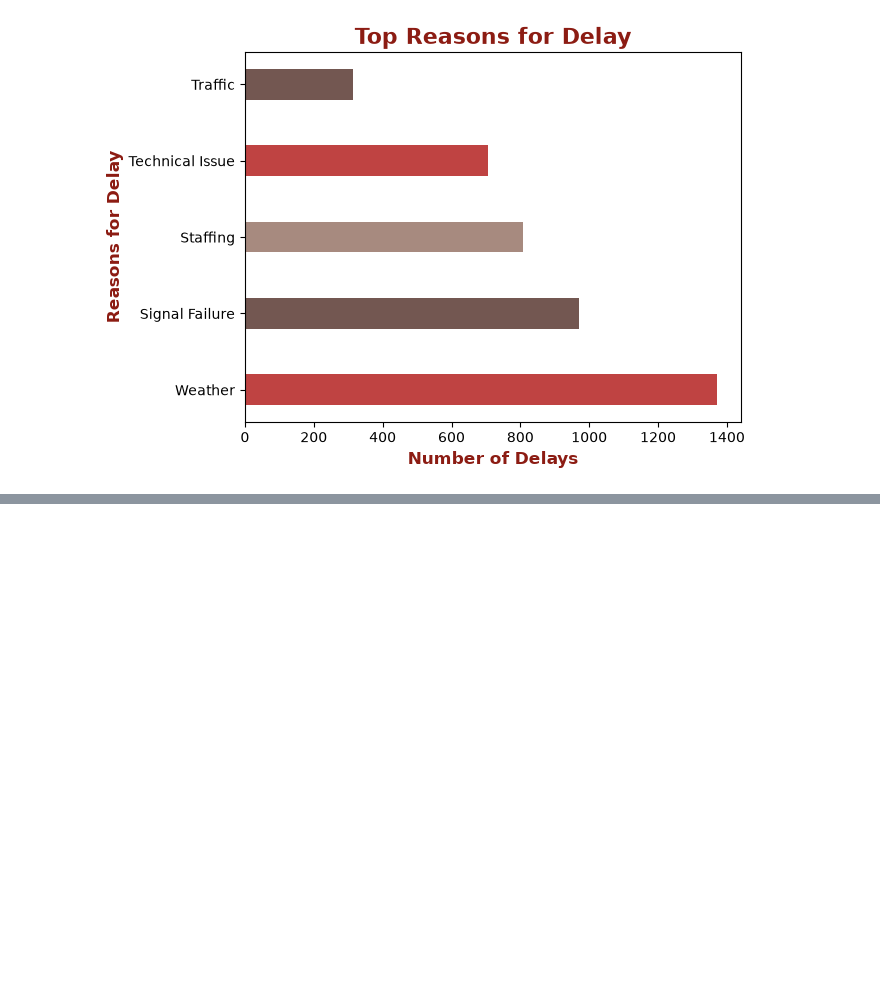
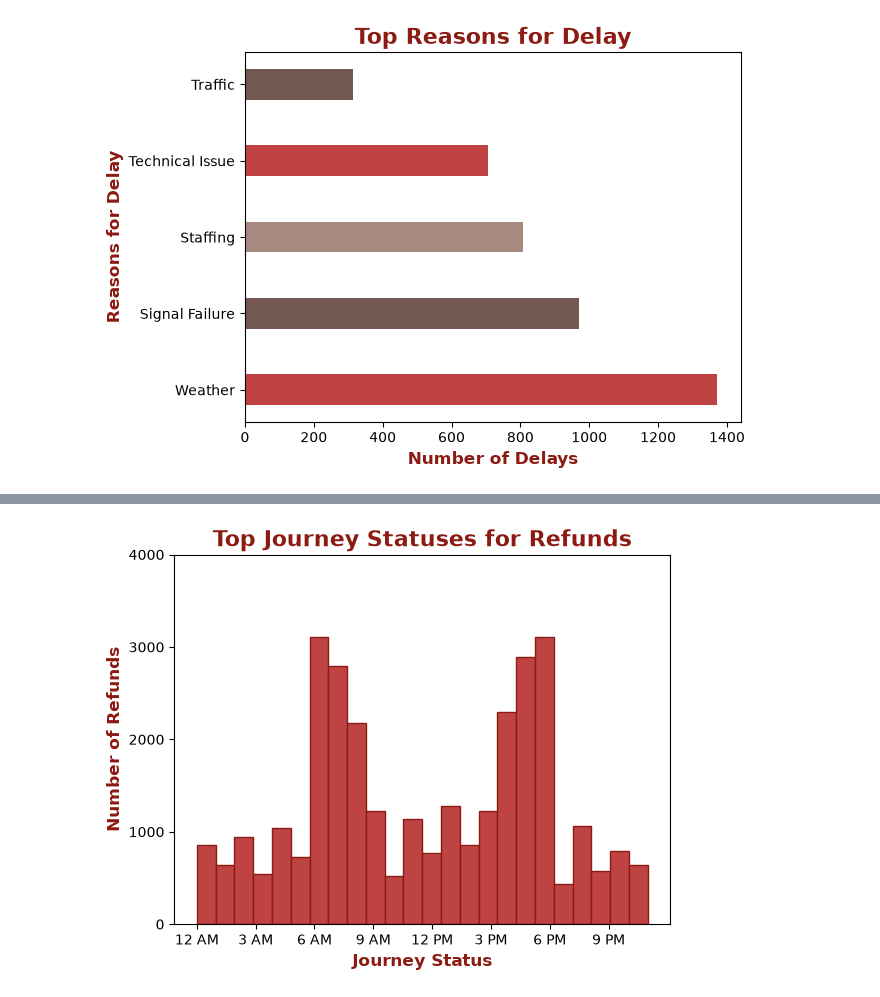
Before and after one commit to uk-train-rides/UK-Train-Rides-project, a Jupyter notebook: notebooks/main.ipynb, the cells around one changed output, grey strips where cells are left out. Cells and saved outputs as stored; diff of their text form; code cells hidden in the pictures; blank space fills up the shorter version.

```diff
--- a/notebooks/main.ipynb
+++ b/notebooks/main.ipynb
@@ -231,6 +217,11 @@ Name: refund_request, Length: 31653, dtype: int64
 # %% [markdown]
 Travel by hour
 # %%
-# df = pd.merge(fact_ticket, dim_journey, on="journey_id", how="left")
-# pd.to_datetime(df["departure_time"], format="%H:%M:%S").dt.hour.value_counts().sort_index().head(3)
+df = pd.merge(fact_ticket, dim_journey, on="journey_id", how="left")
+travel_by_hour = pd.to_datetime(df["departure_time"], format="%H:%M:%S").dt.hour.value_counts().sort_index()
+
+travel_by_hour.index = pd.to_datetime(
+    travel_by_hour.index.astype(str),
+    format="%H"
+).strftime("%I %p").str.lstrip("0")
 # %% [markdown]
@@ -278,0 +276,19 @@ plt.show()
+# %%
+plt.hist(
+    travel_by_hour.index,
+    bins=24,
+    weights=travel_by_hour.values,
+    color=colors[0],
+    edgecolor="#8C1C13",
+)
+plt.title("Top Journey Statuses for Refunds", fontsize=16, fontweight="bold", color="#8C1C13")
+plt.xlabel("Journey Status", fontsize=12, fontweight="bold", color="#8C1C13")
+plt.ylabel("Number of Refunds", fontsize=12, fontweight="bold", color="#8C1C13")
+
+plt.xticks(range(0, 24, 3))
+plt.yticks(range(0, 5000, 1000))
+
+
+plt.show()
+# %% [output]
+[figure, added]
```
Also changed, not shown: parts of 10 cells of this notebook.
